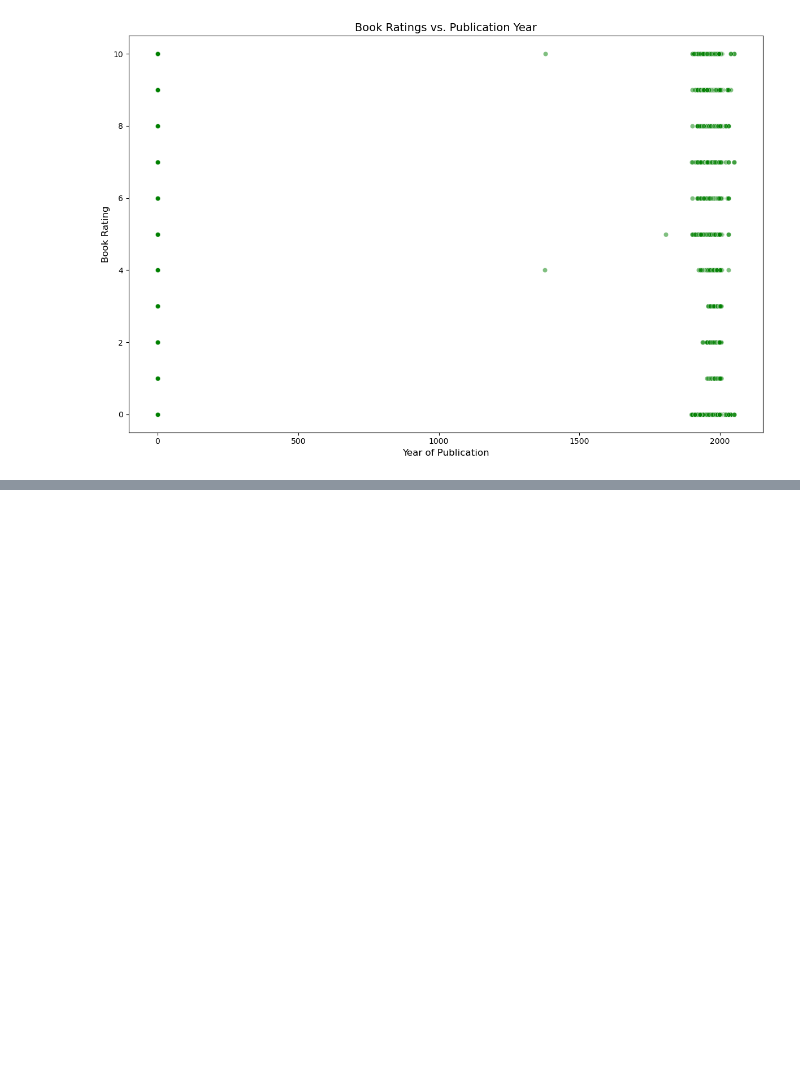
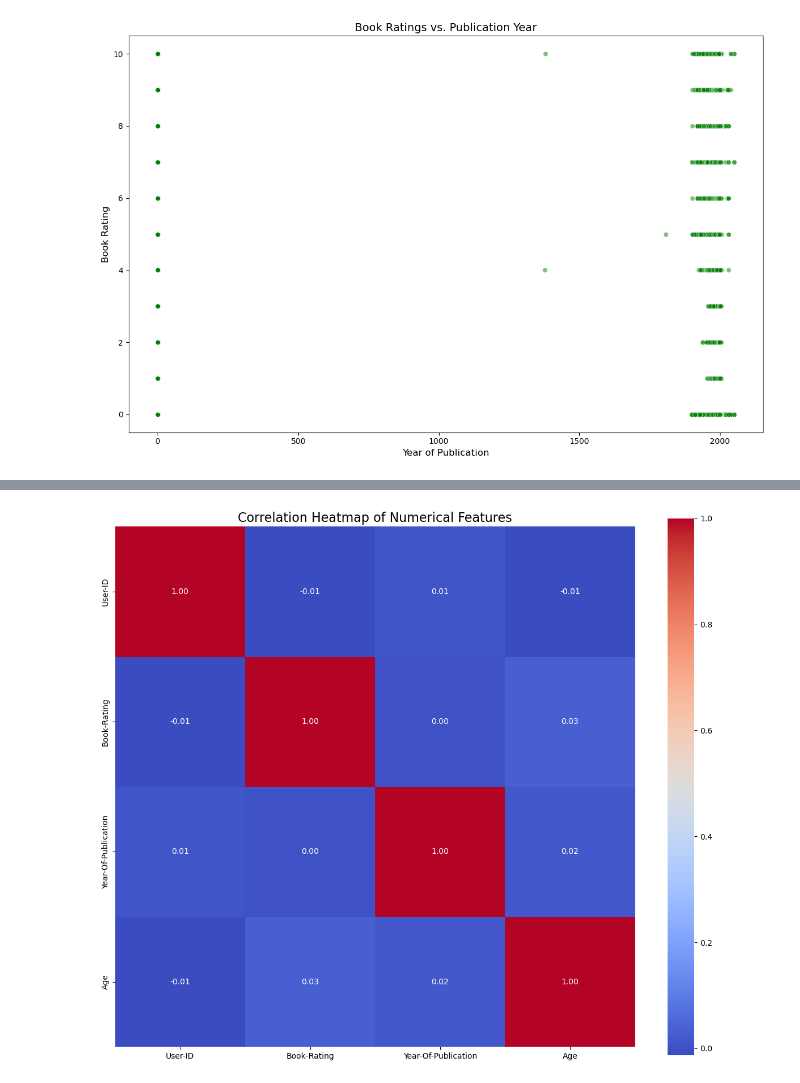
Before and after one commit to sohebkh13/ExcelR_Book_Recommendation_Project, a Jupyter notebook: book_recommendation.ipynb, the cells around one changed output, grey strips where cells are left out. Cells and saved outputs as stored; diff of their text form; code cells hidden in the pictures; blank space fills up the shorter version.

```diff
--- a/book_recommendation.ipynb
+++ b/book_recommendation.ipynb
@@ -327,0 +376,13 @@ users_df.head()
+# %%
+# 5. Correlation Heatmap of Numerical Features from Merged Data
+###########################################
+plt.figure(figsize=(12, 10))
+# Select only numerical features for correlation
+numerical_features = merged_df.select_dtypes(include=['number'])
+corr_matrix = numerical_features.corr()
+sns.heatmap(corr_matrix, annot=True, fmt=".2f", cmap='coolwarm', square=True)
+plt.title('Correlation Heatmap of Numerical Features', fontsize=16)
+plt.tight_layout()
+plt.show()
+# %% [output]
+[figure, added]
```
Also changed, not shown: parts of 34 cells of this notebook.
